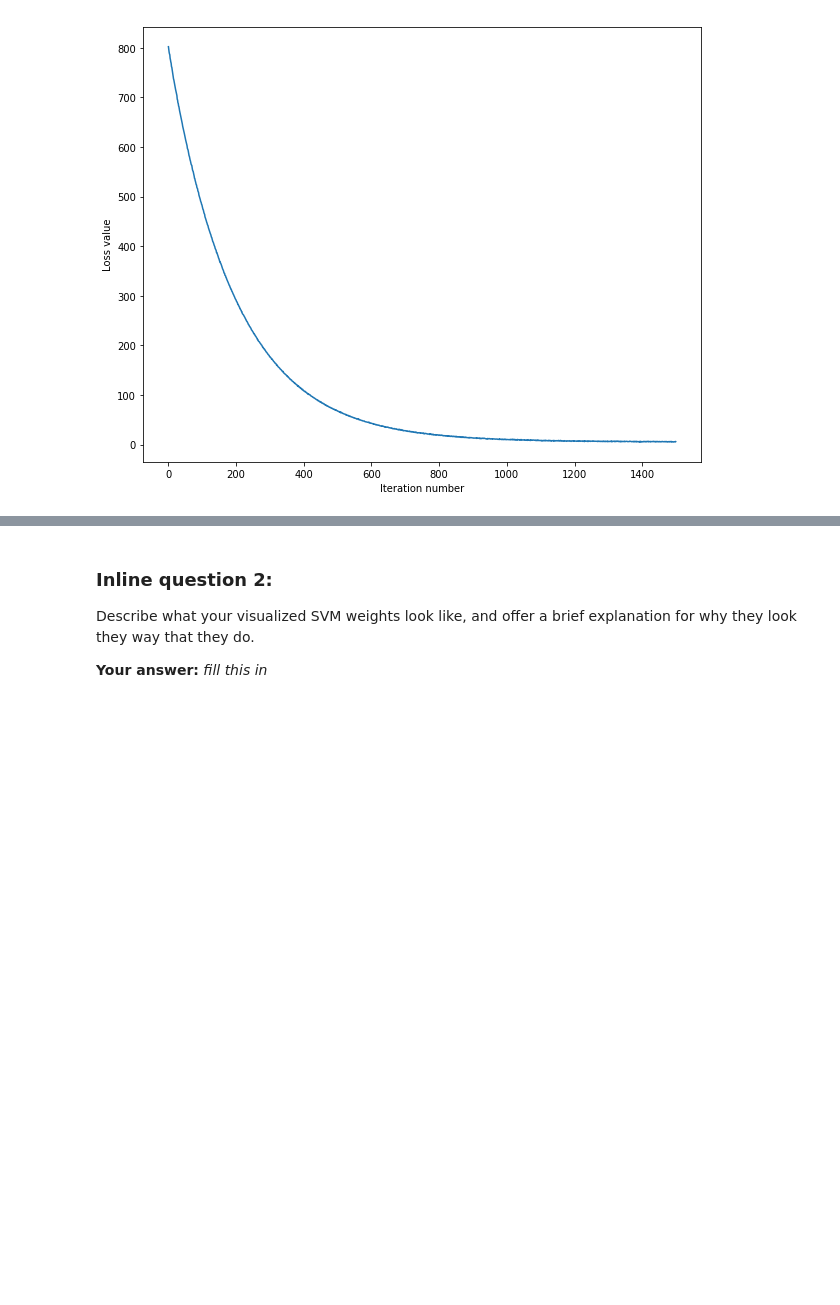
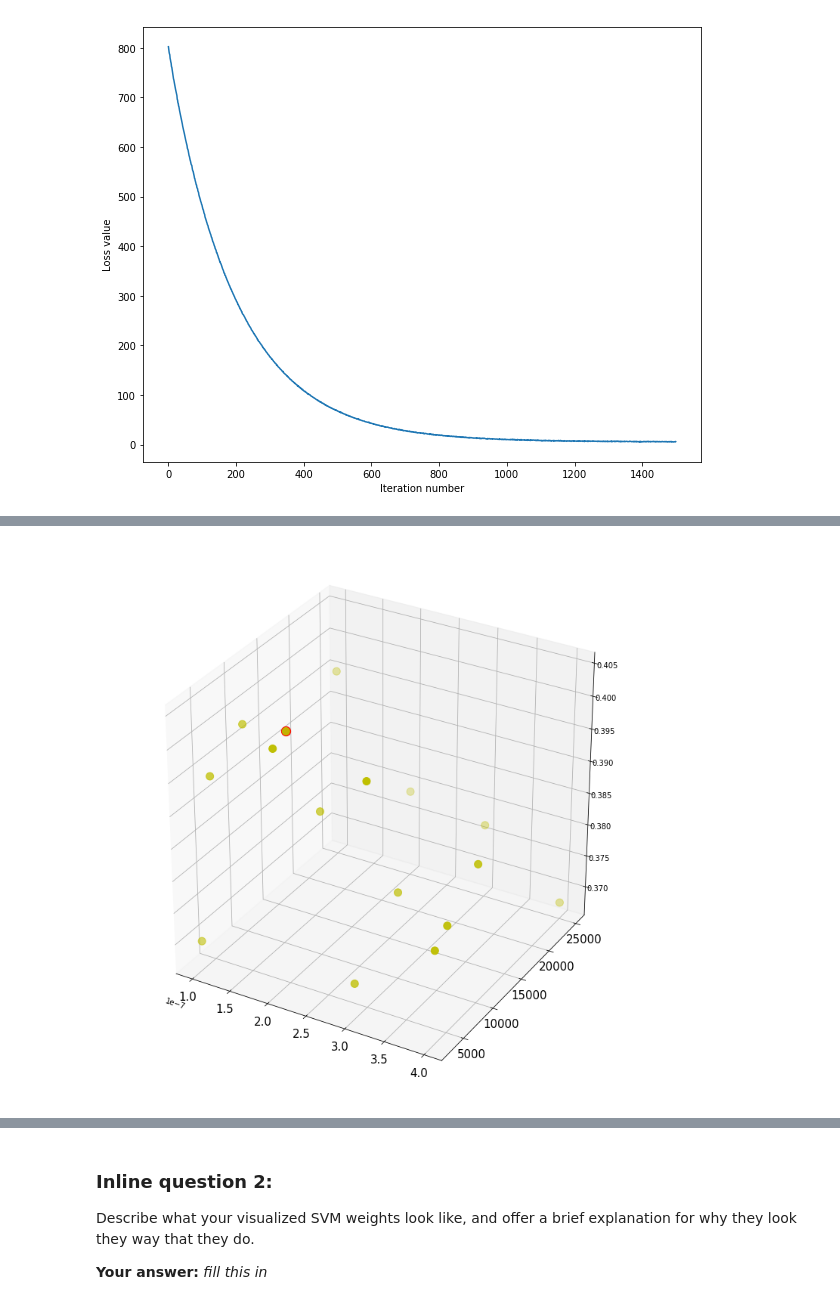
Before and after one commit to wangtianrui/MachineLearningStudy-NNnote, a Jupyter notebook: 2018暑假学习/DSVC/assignment4/homework/svm.ipynb, the cells around one changed output, grey strips where cells are left out. Drawn from its saved outputs; the diff is of its cells as text; code cells hidden in the pictures; blank space fills up the shorter version.

```diff
--- a/2018暑假学习/DSVC/assignment4/homework/svm.ipynb
+++ b/2018暑假学习/DSVC/assignment4/homework/svm.ipynb
@@ -337,10 +338,11 @@ validation accuracy: 0.380000
 # %%
+
 # Use the validation set to tune hyperparameters (regularization strength and
 # learning rate). You should experiment with different ranges for the learning
 # rates and regularization strengths; if you are careful you should be able to
 # get a classification accuracy of about 0.4 on the validation set.
-learning_rates = [1e-8,5e-8,1e-7,5e-5]
-regularization_strengths = [1e4, 2.5e4, 3e4, 4e4, 5e4]
+learning_rates = [1e-7,2e-7,3e-7,4e-7]
+regularization_strengths = [3e3,5e3,1e4,2.5e4]
 
 # results is dictionary mapping tuples of the form
 # (learning_rate, regularization_strength) to tuples of the form
@@ -366,21 +368,29 @@ accuracys = []
 ################################################################################
 # loss_hist = svm.train(X_train, y_train, learning_rate=1e-7, reg=2.5e4,
 #                       num_iters=1500, everbose=True)
+x_=[]
+y_=[]
+max_index = 0
+index = 0
 for learning_rate in learning_rates:
     for regularization_strength in regularization_strengths:
-        svm = LinearSVM()
-        svm.train(X_train,y_train,learning_rate=learning_rate,reg=regularization_strength,
+        x_.append(learning_rate)
+        y_.append(regularization_strength)
+        svm_ = LinearSVM()
+        svm_.train(X_train,y_train,learning_rate=learning_rate,reg=regularization_strength,
                  num_iters=3000,verbose=False)
         y_pred_val=svm.predict(X_val)
         y_pred_train = svm.predict(X_train)
         accuracy_val = np.mean(y_val == y_pred_val)
         accuracy_train = np.mean(y_train == y_pred_train)
+        results[(learning_rate,regularization_strength)] = (accuracy_train,accuracy_val)
+        #print("learning_rate=%e,reg=%e,accuracy=%f"%(learning_rate,regularization_strength,(accuracy_train+accuracy_val)/2))
+        if (accuracy_val > np.array(accuracys)).all():
+            best_svm = svm_
+            best_val = accuracy_val
+            max_index = index
         accuracys.append(accuracy_val)
-        results[(learning_rate,regularization_strength)] = (accuracy_train,accuracy_val)
-        print("learning_rate=%e,reg=%e,accuracy=%f"%(learning_rate,regularization_strength,(accuracy_train+accuracy_val)/2))
-        if (accuracy > np.array(accuracys)).all():
-            best_svm = svm
-            best_val = accuracy_val
+        index+=1
 
 
 ################################################################################
@@ -397,3 +425,15 @@ print('best validation accuracy achieved during cross-validation: %f' % best_val
+# %%
+fig1=plt.figure(figsize=(10,10))
+
+# ax = plt.subplot(111,projection='3d')
+ax = Axes3D(fig1)
+ax.scatter(x_,y_,accuracys,c="y",s=100)
+ax.scatter(x_[max_index],y_[max_index],accuracys[max_index],c="r",s=150)
+plt.xticks(fontsize=15)
+plt.yticks(fontsize=15)
+plt.show()
+# %% [output]
+[figure, added]
 # %%
 # Visualize the cross-validation results
 import math
```
Also changed, not shown: parts of 5 cells of this notebook.
